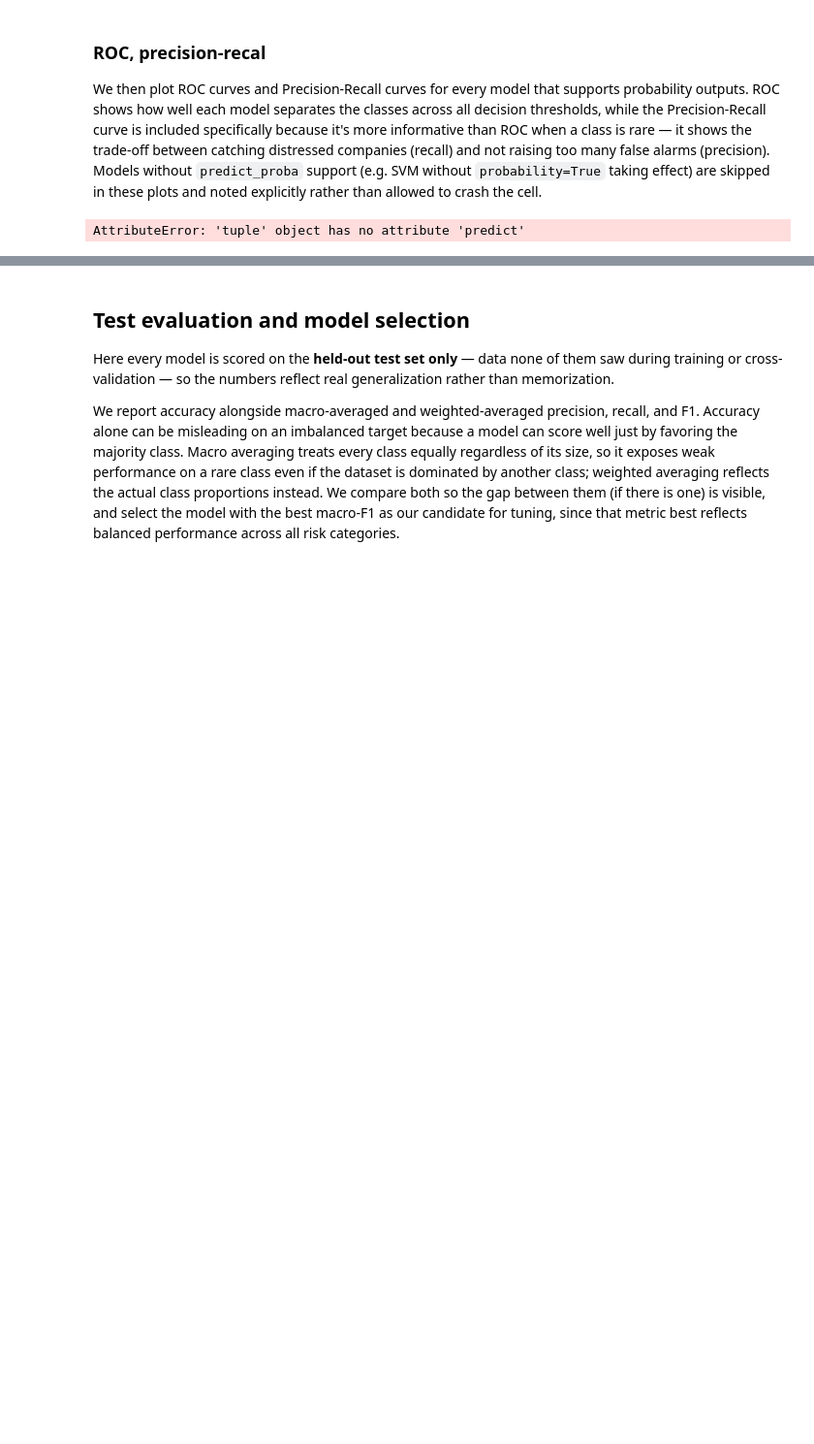
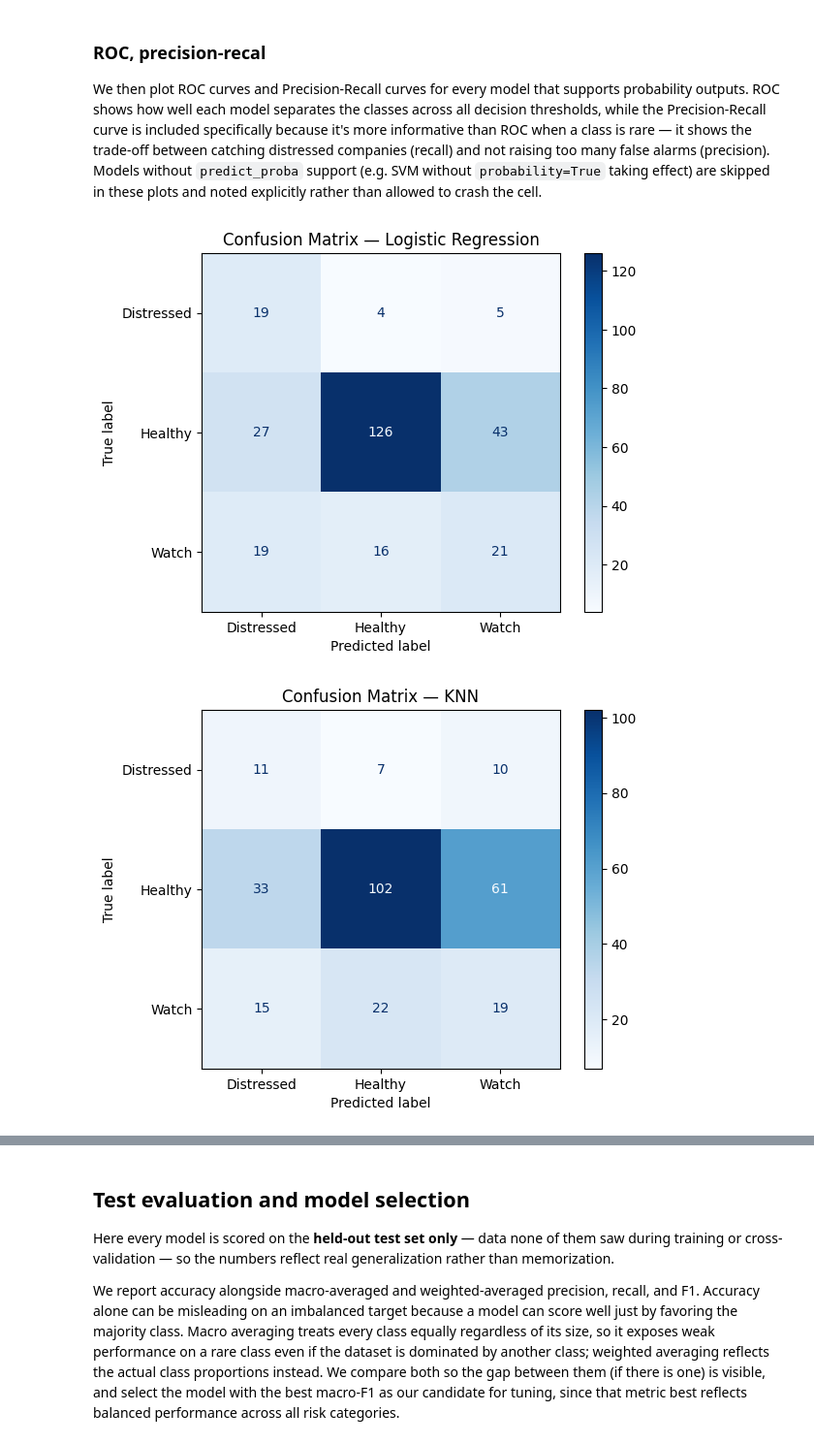
Before and after one commit to GraceChelangat/BI-ClassificationC1, a Jupyter notebook: notebooks/classification_corporate_financial_distress.ipynb, the cells around one changed output, grey strips where cells are left out. Shown at 97% size. Drawn from its saved outputs; the diff is of its cells as text; code cells hidden in the pictures; blank space fills up the shorter version.

Commit message:
Diagnostics, Explainability, Model persistence Updates

```diff
--- a/notebooks/classification_corporate_financial_distress.ipynb
+++ b/notebooks/classification_corporate_financial_distress.ipynb
@@ -1144,38 +1150,58 @@ and not raising too many false alarms (precision). Models without
 are skipped in these plots and noted explicitly rather than allowed to crash
 the cell.
 # %%
-for name, pipe in fitted_pipelines.items():
-    y_pred = pipe.predict(X_test)
+from sklearn.metrics import confusion_matrix, ConfusionMatrixDisplay, roc_curve, auc, precision_recall_curve
+from sklearn.preprocessing import label_binarize
+
+def _get_pipe_and_test(entry, default_X_test):
+    """Handles both fitted_pipelines[name] = pipe and fitted_pipelines[name] = (pipe, X_test_use)."""
+    if isinstance(entry, tuple):
+        return entry  # (pipe, X_test_use)
+    return entry, default_X_test
+
+n_classes = len(y_train.unique()) # Define n_classes
+
+for name, entry in fitted_pipelines.items():
+    pipe, X_test_use = _get_pipe_and_test(entry, X_test)
+    y_pred = pipe.predict(X_test_use)
     cm = confusion_matrix(y_test, y_pred)
     ConfusionMatrixDisplay(cm, display_labels=pipe.classes_).plot(cmap="Blues")
     plt.title(f"Confusion Matrix — {name}")
     plt.show()
 
 if n_classes == 2:
     plt.figure()
-    for name, pipe in fitted_pipelines.items():
-        y_score = pipe.predict_proba(X_test)[:, 1]
+    for name, entry in fitted_pipelines.items():
+        pipe, X_test_use = _get_pipe_and_test(entry, X_test)
+        y_score = pipe.predict_proba(X_test_use)[:, 1]
         fpr, tpr, _ = roc_curve(y_test, y_score, pos_label=pipe.classes_[1])
         plt.plot(fpr, tpr, label=f"{name} (AUC={auc(fpr, tpr):.2f})")
     plt.plot([0,1],[0,1],'k--'); plt.xlabel("FPR"); plt.ylabel("TPR")
     plt.legend(); plt.title("ROC Curve"); plt.show()
 
     plt.figure()
-    for name, pipe in fitted_pipelines.items():
-        y_score = pipe.predict_proba(X_test)[:, 1]
+    for name, entry in fitted_pipelines.items():
+        pipe, X_test_use = _get_pipe_and_test(entry, X_test)
+        y_score = pipe.predict_proba(X_test_use)[:, 1]
         prec, rec, _ = precision_recall_curve(y_test, y_score, pos_label=pipe.classes_[1])
         plt.plot(rec, prec, label=name)
     plt.xlabel("Recall"); plt.ylabel("Precision")
     plt.legend(); plt.title("Precision-Recall Curve"); plt.show()
 else:
     y_test_bin = label_binarize(y_test, classes=sorted(y.unique()))
     plt.figure()
-    for name, pipe in fitted_pipelines.items():
-        y_score = pipe.predict_proba(X_test)
-        for i, cls in enumerate(sorted(y.unique())):
-            fpr, tpr, _ = roc_curve(y_test_bin[:, i], y_score[:, i])
-            plt.plot(fpr, tpr, label=f"{name}-{cls} (AUC={auc(fpr,tpr):.2f})")
+    for name, entry in fitted_pipelines.items():
+        pipe, X_test_use = _get_pipe_and_test(entry, X_test)
+        # Check if the model has predict_proba before proceeding
+        if hasattr(pipe.named_steps['model'], 'predict_proba'):
+            y_score = pipe.predict_proba(X_test_use)
+            for i, cls in enumerate(sorted(y.unique())):
+                fpr, tpr, _ = roc_curve(y_test_bin[:, i], y_score[:, i])
+                plt.plot(fpr, tpr, label=f"{name}-{cls} (AUC={auc(fpr,tpr):.2f})")
+        else:
+            print(f"Model {name} does not support predict_proba for ROC curve calculation.")
     plt.plot([0,1],[0,1],'k--'); plt.legend(fontsize=7)
     plt.title("One-vs-Rest ROC"); plt.show()
 # %% [output]
-AttributeError: 'tuple' object has no attribute 'predict'
+[figure, added]
+[figure, added]
```
Also changed, not shown: parts of 9 cells of this notebook.
